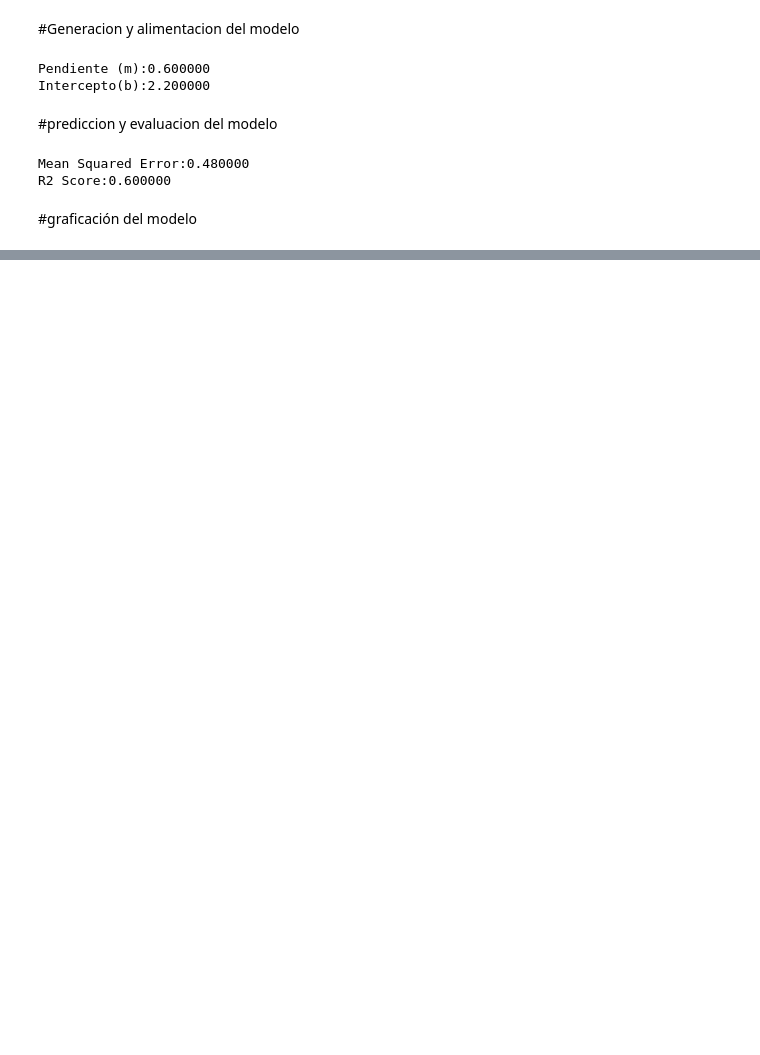
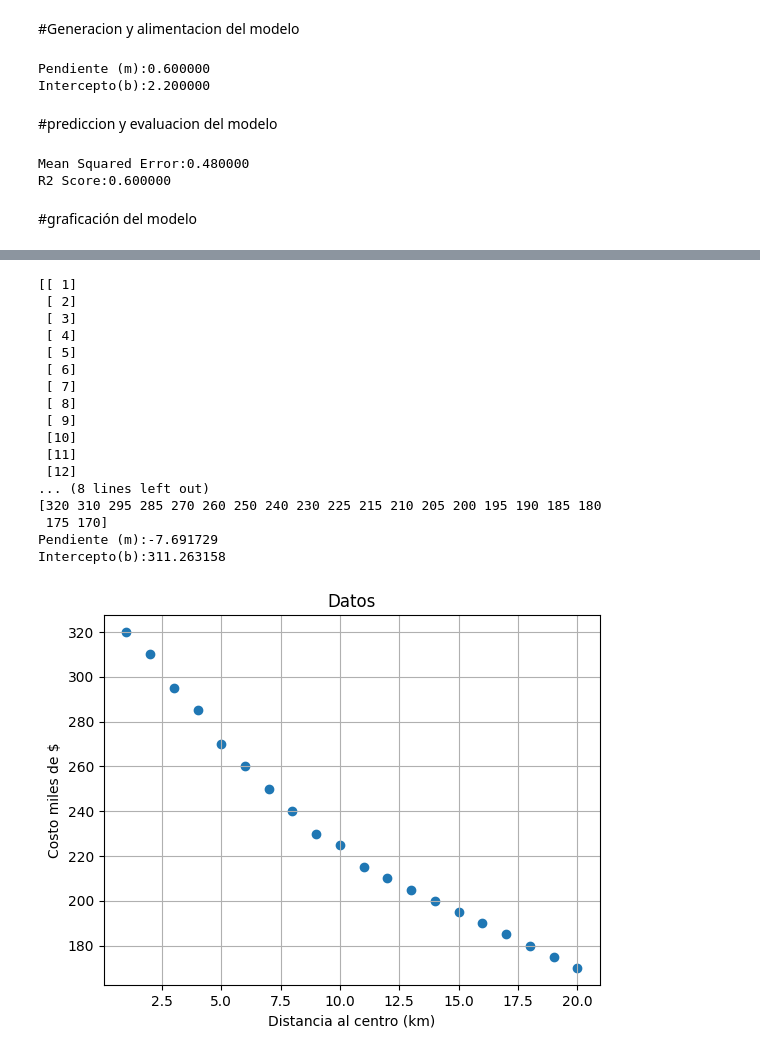
Before and after one commit to Sergio-Tellz21/upsrj-machine-learning, a Jupyter notebook: LinearRegression.ipynb, the cells around one changed output, grey strips where cells are left out. Cells and saved outputs as stored; diff of their text form; code cells hidden in the pictures; blank space fills up the shorter version.

```diff
--- a/LinearRegression.ipynb
+++ b/LinearRegression.ipynb
@@ -86,0 +195,51 @@ plt.show()
+# %%
+#1. definiremos las variables dependientes e independientes de nuestro modelo.
+
+#Variable independiente X: Distancia al centro(km)
+X = np.arange(1,21).reshape(-1,1)
+print(X)
+
+#Variable dependiente y: Precio(miles de $)
+y = np.array([320,310,295,285,270,260,250,240,230,225,215,210,205,200,195,190,185,180,175,170])
+print(y)
+
+#Generamos nuestro modelo de regresion linear
+model= LinearRegression()
+#alimentamos nuestro modelo
+
+model.fit(X,y)
+
+#parametros:m(peso), b(sesgo)
+
+m=model.coef_[0]
+b = model.intercept_
+
+print(f"Pendiente (m):{m:2f}")
+print(f"Intercepto(b):{b:2f}")
+
+#Graficamos:
+plt.scatter(X,y)
+plt.xlabel("Distancia al centro (km)")
+plt.ylabel("Costo miles de $")
+plt.title("Datos")
+plt.grid(True)
+plt.show()
+# %% [output]
+[[ 1]
+ [ 2]
+ [ 3]
+ [ 4]
+ [ 5]
+ [ 6]
+ [ 7]
+ [ 8]
+ [ 9]
+ [10]
+ [11]
+ [12]
+... (8 lines left out)
+[320 310 295 285 270 260 250 240 230 225 215 210 205 200 195 190 185 180
+ 175 170]
+Pendiente (m):-7.691729
+Intercepto(b):311.263158
+[figure, added]
```
Also changed, not shown: parts of 13 cells of this notebook.
